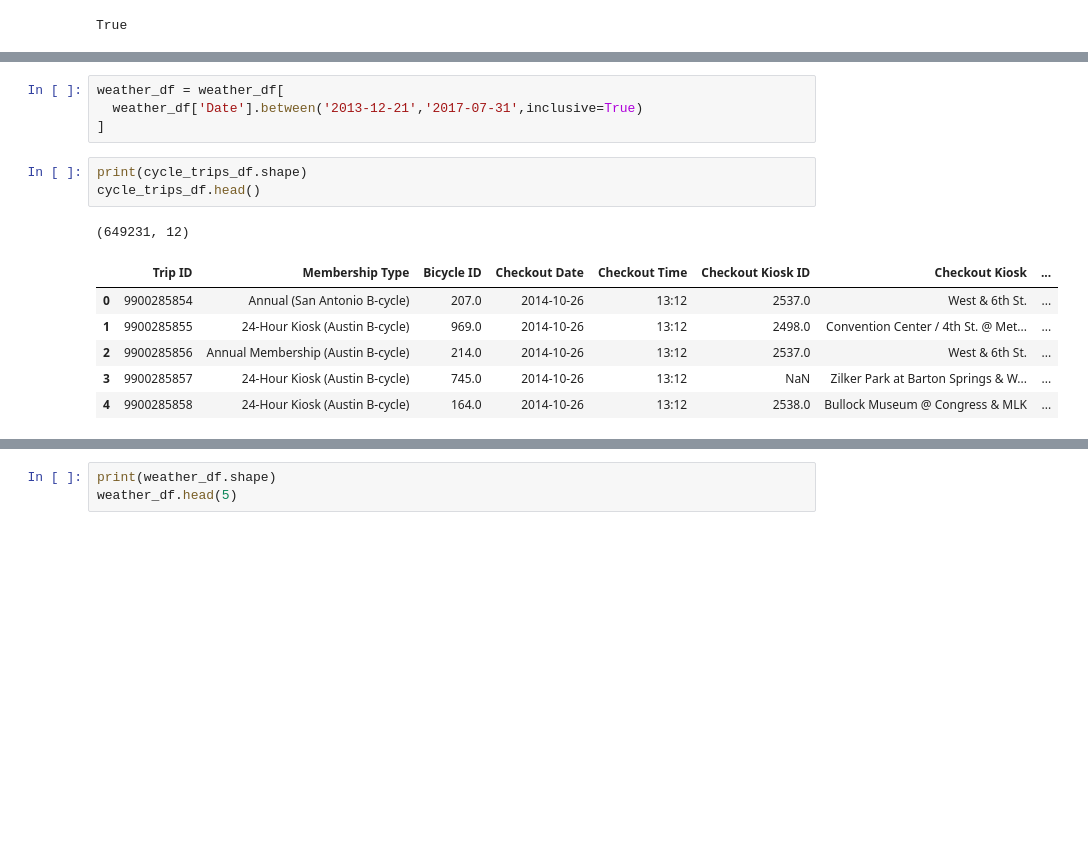
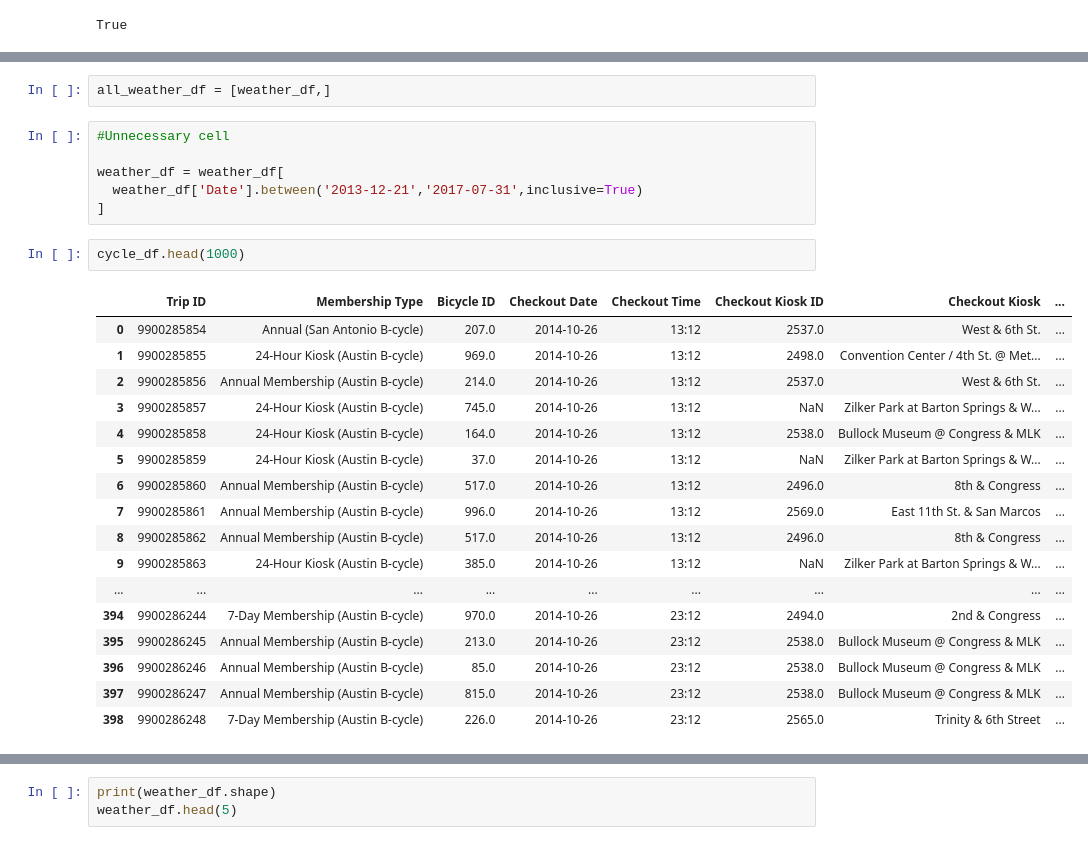
Before and after one commit to danny305/Austin-bike-project, a Jupyter notebook: danny_data_exploration.ipynb, the cells around one changed output, grey strips where cells are left out. Drawn from its saved outputs; the diff is of its cells as text; blank space fills up the shorter version.

```diff
--- a/danny_data_exploration.ipynb
+++ b/danny_data_exploration.ipynb
@@ -89,15 +124,28 @@ cycle_trips_df.shape
+# %%
+all_weather_df = [weather_df,]
 # %%
+#Unnecessary cell
+
 weather_df = weather_df[
   weather_df['Date'].between('2013-12-21','2017-07-31',inclusive=True)
 ]
-# %%
-print(cycle_trips_df.shape)
-cycle_trips_df.head()
-# %% [output]
-(649231, 12)
-|  | Trip ID | Membership Type | Bicycle ID | Checkout Date | Checkout Time | Checkout Kiosk ID | Checkout Kiosk | ... |
-| 0 | 9900285854 | Annual (San Antonio B-cycle) | 207.0 | 2014-10-26 | 13:12 | 2537.0 | West & 6th St. | ... |
-| 1 | 9900285855 | 24-Hour Kiosk (Austin B-cycle) | 969.0 | 2014-10-26 | 13:12 | 2498.0 | Convention Center / 4th St. @ Met... | ... |
-| 2 | 9900285856 | Annual Membership (Austin B-cycle) | 214.0 | 2014-10-26 | 13:12 | 2537.0 | West & 6th St. | ... |
-| 3 | 9900285857 | 24-Hour Kiosk (Austin B-cycle) | 745.0 | 2014-10-26 | 13:12 | NaN | Zilker Park at Barton Springs & W... | ... |
-| 4 | 9900285858 | 24-Hour Kiosk (Austin B-cycle) | 164.0 | 2014-10-26 | 13:12 | 2538.0 | Bullock Museum @ Congress & MLK | ... |
+# %%
+cycle_df.head(1000)
+# %% [output]
+|  | Trip ID | Membership Type | Bicycle ID | Checkout Date | Checkout Time | Checkout Kiosk ID | Checkout Kiosk | ... |
+| 0 | 9900285854 | Annual (San Antonio B-cycle) | 207.0 | 2014-10-26 | 13:12 | 2537.0 | West & 6th St. | ... |
+| 1 | 9900285855 | 24-Hour Kiosk (Austin B-cycle) | 969.0 | 2014-10-26 | 13:12 | 2498.0 | Convention Center / 4th St. @ Met... | ... |
+| 2 | 9900285856 | Annual Membership (Austin B-cycle) | 214.0 | 2014-10-26 | 13:12 | 2537.0 | West & 6th St. | ... |
+| 3 | 9900285857 | 24-Hour Kiosk (Austin B-cycle) | 745.0 | 2014-10-26 | 13:12 | NaN | Zilker Park at Barton Springs & W... | ... |
+| 4 | 9900285858 | 24-Hour Kiosk (Austin B-cycle) | 164.0 | 2014-10-26 | 13:12 | 2538.0 | Bullock Museum @ Congress & MLK | ... |
+| 5 | 9900285859 | 24-Hour Kiosk (Austin B-cycle) | 37.0 | 2014-10-26 | 13:12 | NaN | Zilker Park at Barton Springs & W... | ... |
+| 6 | 9900285860 | Annual Membership (Austin B-cycle) | 517.0 | 2014-10-26 | 13:12 | 2496.0 | 8th & Congress | ... |
+| 7 | 9900285861 | Annual Membership (Austin B-cycle) | 996.0 | 2014-10-26 | 13:12 | 2569.0 | East 11th St. & San Marcos | ... |
+| 8 | 9900285862 | Annual Membership (Austin B-cycle) | 517.0 | 2014-10-26 | 13:12 | 2496.0 | 8th & Congress | ... |
+| 9 | 9900285863 | 24-Hour Kiosk (Austin B-cycle) | 385.0 | 2014-10-26 | 13:12 | NaN | Zilker Park at Barton Springs & W... | ... |
+| ... | ... | ... | ... | ... | ... | ... | ... | ... |
+| 394 | 9900286244 | 7-Day Membership (Austin B-cycle) | 970.0 | 2014-10-26 | 23:12 | 2494.0 | 2nd & Congress | ... |
+| 395 | 9900286245 | Annual Membership (Austin B-cycle) | 213.0 | 2014-10-26 | 23:12 | 2538.0 | Bullock Museum @ Congress & MLK | ... |
+| 396 | 9900286246 | Annual Membership (Austin B-cycle) | 85.0 | 2014-10-26 | 23:12 | 2538.0 | Bullock Museum @ Congress & MLK | ... |
+| 397 | 9900286247 | Annual Membership (Austin B-cycle) | 815.0 | 2014-10-26 | 23:12 | 2538.0 | Bullock Museum @ Congress & MLK | ... |
+| 398 | 9900286248 | 7-Day Membership (Austin B-cycle) | 226.0 | 2014-10-26 | 23:12 | 2565.0 | Trinity & 6th Street | ... |
```
Also changed, not shown: parts of 22 cells of this notebook.
